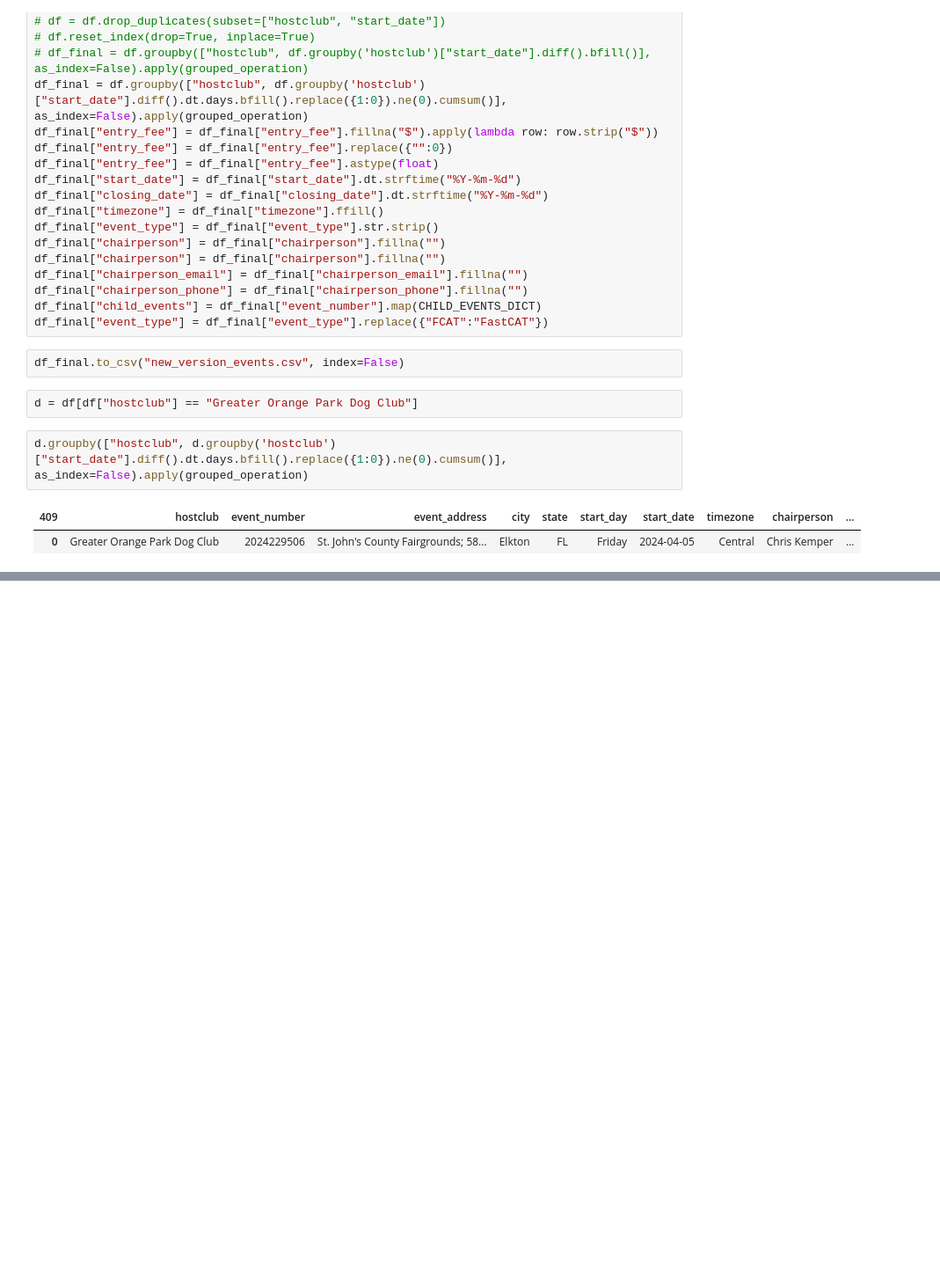
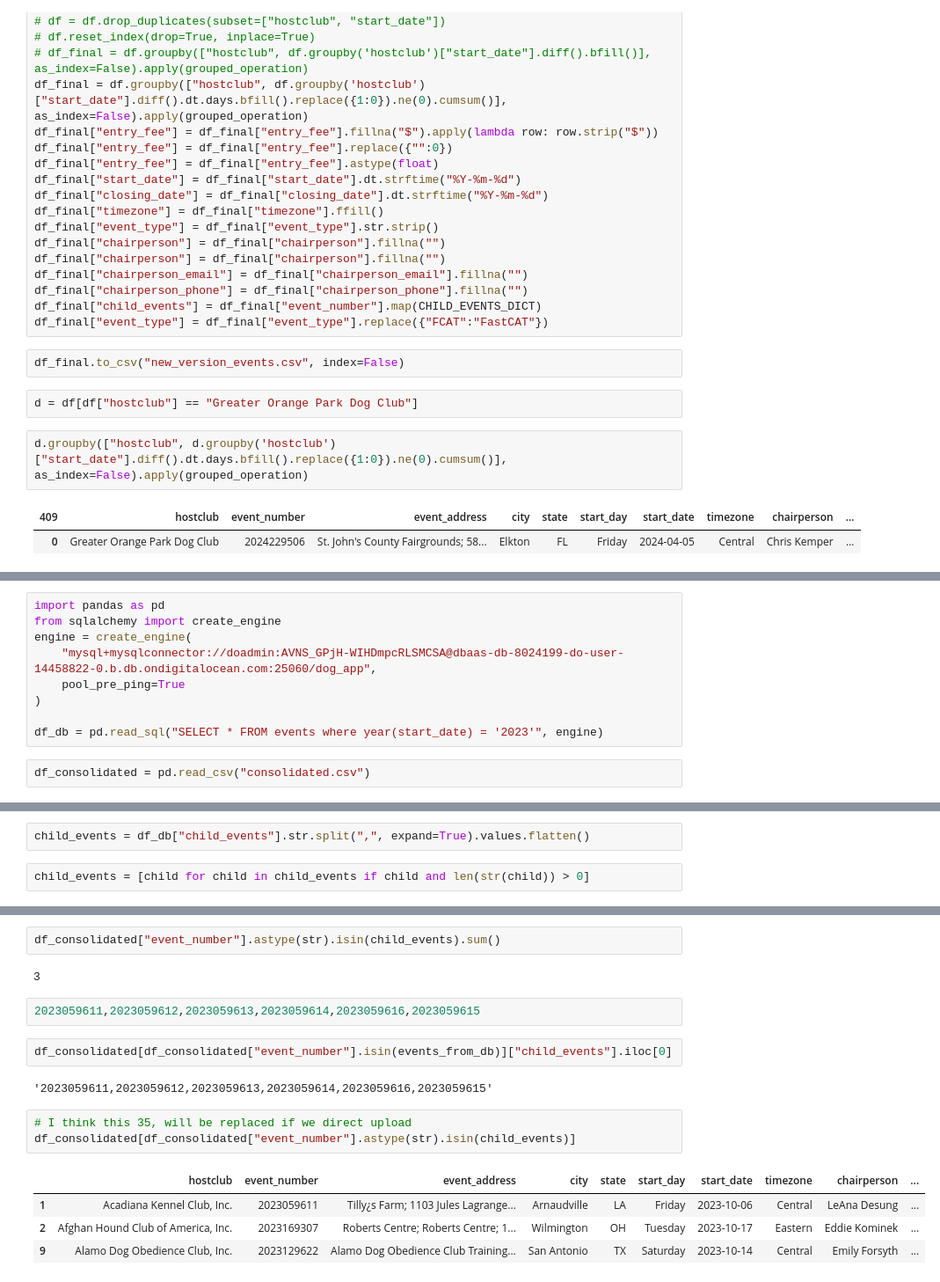
Before and after one commit to Pechi77/update_events_streamlit, a Jupyter notebook: Untitled.ipynb, the cells around one changed output, grey strips where cells are left out. Shown at 88% size. Saved outputs shown, nothing was run; the diff lists cells and outputs as text; blank space fills up the shorter version.

```diff
--- a/Untitled.ipynb
+++ b/Untitled.ipynb
@@ -1141,0 +1254,11 @@ d.groupby(["hostclub", d.groupby('hostclub')["start_date"].diff().dt.days.bfill(
+# %%
+import pandas as pd
+from sqlalchemy import create_engine
+engine = create_engine(
+    "mysql+mysqlconnector://doadmin:AVNS_GPjH-WIHDmpcRLSMCSA@dbaas-db-8024199-do-user-14458822-0.b.db.ondigitalocean.com:25060/dog_app",
+    pool_pre_ping=True
+)
+
+df_db = pd.read_sql("SELECT * FROM events where year(start_date) = '2023'", engine)
+# %%
+df_consolidated = pd.read_csv("consolidated.csv")
@@ -1141,0 +1271,4 @@ d.groupby(["hostclub", d.groupby('hostclub')["start_date"].diff().dt.days.bfill(
+# %%
+child_events = df_db["child_events"].str.split(",", expand=True).values.flatten()
+# %%
+child_events = [child for child in child_events if child and len(str(child)) > 0]
@@ -1141,0 +1290,18 @@ d.groupby(["hostclub", d.groupby('hostclub')["start_date"].diff().dt.days.bfill(
+# %%
+df_consolidated["event_number"].astype(str).isin(child_events).sum()
+# %% [output]
+3
+# %%
+2023059611,2023059612,2023059613,2023059614,2023059616,2023059615
+# %%
+df_consolidated[df_consolidated["event_number"].isin(events_from_db)]["child_events"].iloc[0]
+# %% [output]
+'2023059611,2023059612,2023059613,2023059614,2023059616,2023059615'
+# %%
+# I think this 35, will be replaced if we direct upload
+df_consolidated[df_consolidated["event_number"].astype(str).isin(child_events)]
+# %% [output]
+|  | hostclub | event_number | event_address | city | state | start_day | start_date | timezone | chairperson | ... |
+| 1 | Acadiana Kennel Club, Inc. | 2023059611 | Tilly¿s Farm; 1103 Jules Lagrange... | Arnaudville | LA | Friday | 2023-10-06 | Central | LeAna Desung | ... |
+| 2 | Afghan Hound Club of America, Inc. | 2023169307 | Roberts Centre; Roberts Centre; 1... | Wilmington | OH | Tuesday | 2023-10-17 | Eastern | Eddie Kominek | ... |
+| 9 | Alamo Dog Obedience Club, Inc. | 2023129622 | Alamo Dog Obedience Club Training... | San Antonio | TX | Saturday | 2023-10-14 | Central | Emily Forsyth | ... |
```
Also changed, not shown: parts of 23 cells of this notebook, 2 other files.
